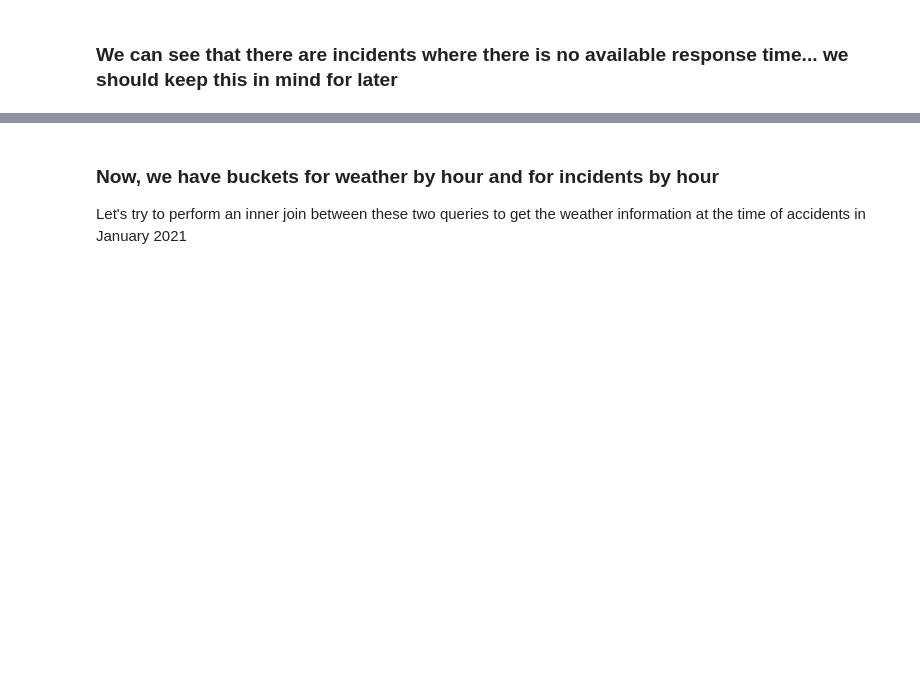
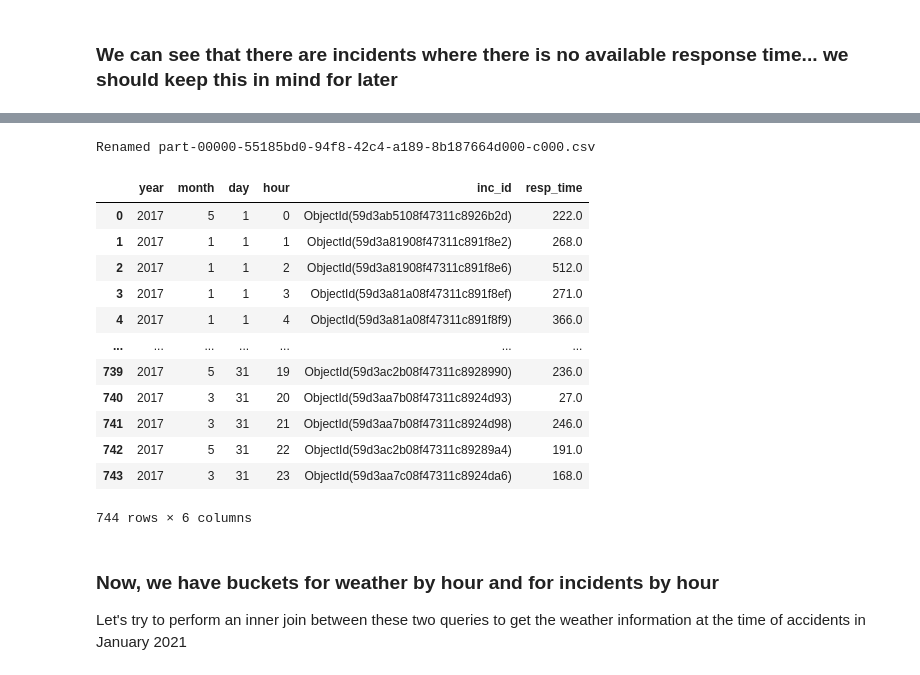
Before and after one commit to JoshScherer/Emergency-Response, a Jupyter notebook: FiguringOutSpark.ipynb, the cells around one changed output, grey strips where cells are left out. Saved outputs shown, nothing was run; the diff lists cells and outputs as text; code cells hidden in the pictures; blank space fills up the shorter version.

```diff
--- a/FiguringOutSpark.ipynb
+++ b/FiguringOutSpark.ipynb
@@ -1100,3 +1180,24 @@ th_na
+# %%
+rename_file()
+with open('localtest2.out/results.csv') as f:
+  lines = f.readlines()
+  time_hist = pd.read_csv('localtest2.out/results.csv', header=None, names=['year', 'month', 'day', 'hour', 'inc_id', 'resp_time'])
+time_hist
+# %% [output]
+Renamed part-00000-55185bd0-94f8-42c4-a189-8b187664d000-c000.csv
+|  | year | month | day | hour | inc_id | resp_time |
+| 0 | 2017 | 5 | 1 | 0 | ObjectId(59d3ab5108f47311c8926b2d) | 222.0 |
+| 1 | 2017 | 1 | 1 | 1 | ObjectId(59d3a81908f47311c891f8e2) | 268.0 |
+| 2 | 2017 | 1 | 1 | 2 | ObjectId(59d3a81908f47311c891f8e6) | 512.0 |
+| 3 | 2017 | 1 | 1 | 3 | ObjectId(59d3a81a08f47311c891f8ef) | 271.0 |
+| 4 | 2017 | 1 | 1 | 4 | ObjectId(59d3a81a08f47311c891f8f9) | 366.0 |
+| ... | ... | ... | ... | ... | ... | ... |
+| 739 | 2017 | 5 | 31 | 19 | ObjectId(59d3ac2b08f47311c8928990) | 236.0 |
+| 740 | 2017 | 3 | 31 | 20 | ObjectId(59d3aa7b08f47311c8924d93) | 27.0 |
+| 741 | 2017 | 3 | 31 | 21 | ObjectId(59d3aa7b08f47311c8924d98) | 246.0 |
+| 742 | 2017 | 5 | 31 | 22 | ObjectId(59d3ac2b08f47311c89289a4) | 191.0 |
+| 743 | 2017 | 3 | 31 | 23 | ObjectId(59d3aa7c08f47311c8924da6) | 168.0 |
+744 rows × 6 columns
 # %% [markdown]
 ### Now, we have buckets for weather by hour and for incidents by hour
 
```
Also changed, not shown: parts of 5 cells of this notebook.
